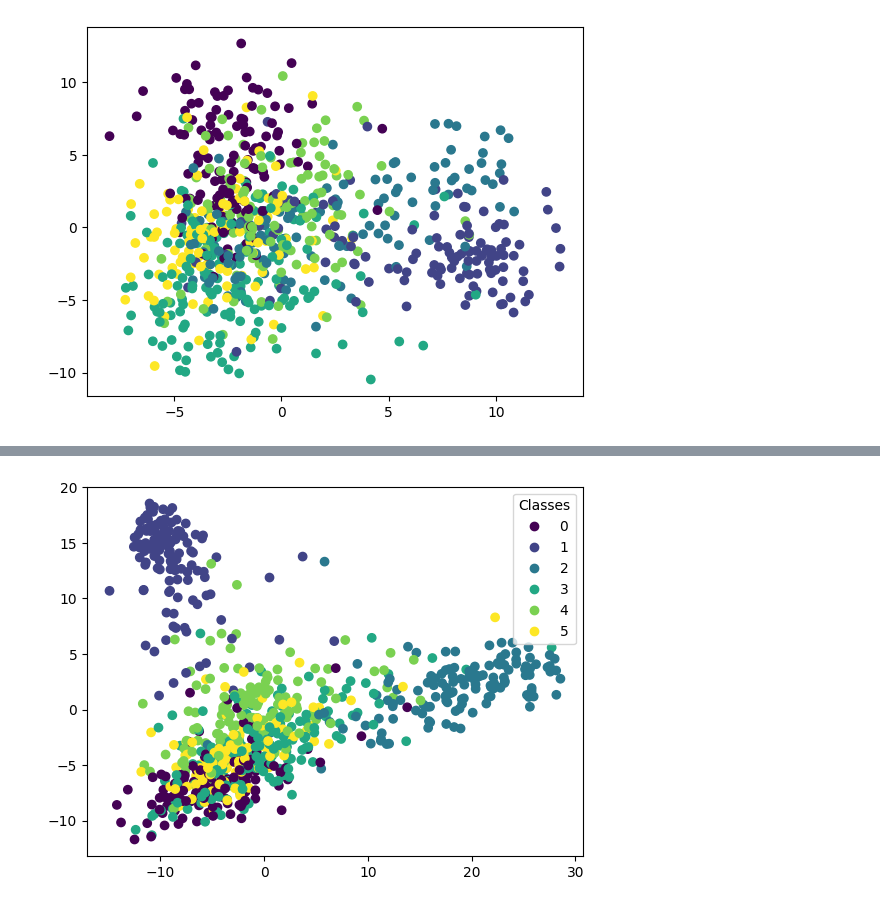
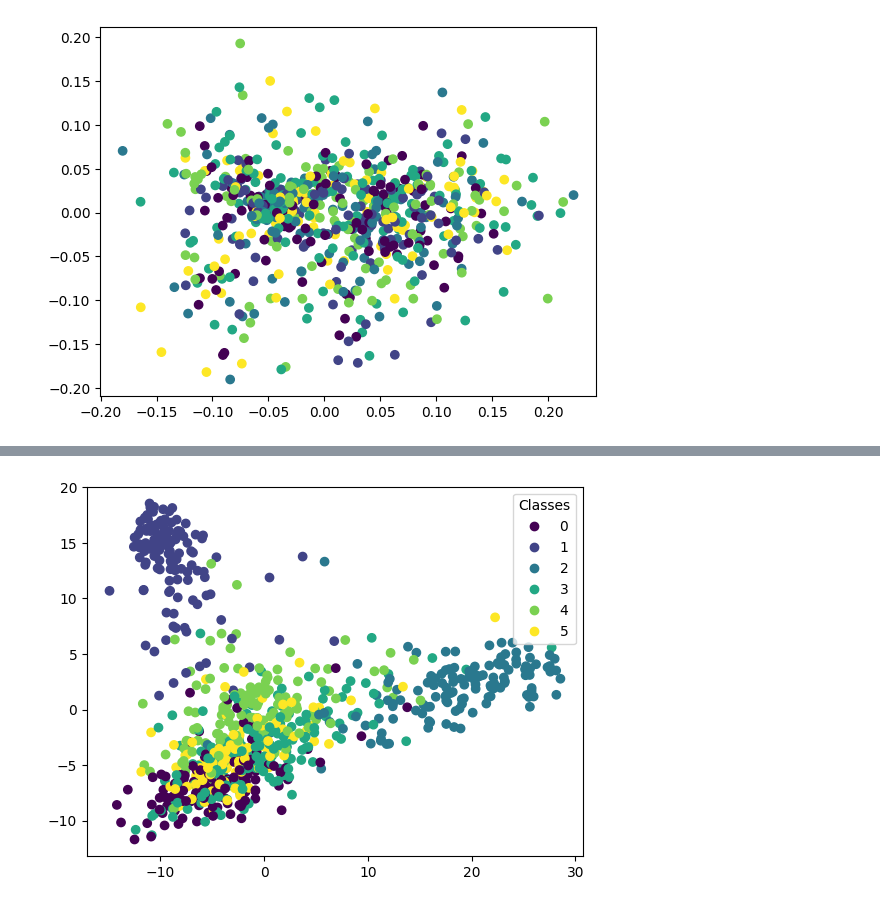
Before and after one commit to gjoelbye/GoogleBrainCaptureHackathon, a Jupyter notebook: model_test.ipynb, the cells around one changed output, grey strips where cells are left out. Cells and saved outputs as stored; diff of their text form; code cells hidden in the pictures.

```diff
--- a/model_test.ipynb
+++ b/model_test.ipynb
@@ -18,3 +16,6 @@ ModuleNotFoundError: No module named 'utils.data_processing'; 'utils' is not a p
 # %%
 device = torch.device("cuda" if torch.cuda.is_available() else "cpu")
-device
+device = torch.device("cpu")
+encoder = BendrEncoder()
+encoder.load_state_dict(torch.load("encoder_2.pt"))
+encoder = encoder.to(device)
@@ -23,3 +21,0 @@ device(type='cpu')
-# %%
-encoder = BendrEncoder()
-encoder.load_state_dict(torch.load("encoder.pt"))
@@ -52,18 +56,18 @@ y_BC = torch.load("/mnt/c/Users/anders/OneDriveDTU/Dokumenter/Hackathon/y_BC.pt"
 # %%
-latent = np.empty((X_BC.shape[0], 1536, 4))
+latent = np.empty((X_data.shape[0], 1536, 4))
 batch_size = 4
 
-for i in tqdm(range(0, X_BC.shape[0], batch_size)):
-    latent[i:i+batch_size] = encoder(X_BC[i:i+batch_size]).detach().numpy()
+for i in tqdm(range(0, X_data.shape[0], batch_size)):
+    latent[i:i+batch_size] = encoder(X_data[i:i+batch_size]).cpu().detach().numpy()
 latent = latent.reshape((latent.shape[0], -1))
 # %%
 # Run PCA on latent
 pca = PCA(n_components=30)
 pca = pca.fit(latent)
 latent_pca = pca.transform(latent)
 
 fig, ax = plt.subplots()
-ax.scatter(latent_pca[:, 2], latent_pca[:, 3], c = y_BC)
+ax.scatter(latent_pca[:, 2], latent_pca[:, 3], c = y_data.cpu())
 plt.show()
 # %% [output]
-[figure, old version]
+[figure, new version]
```
Also changed, not shown: parts of 9 cells of this notebook.
